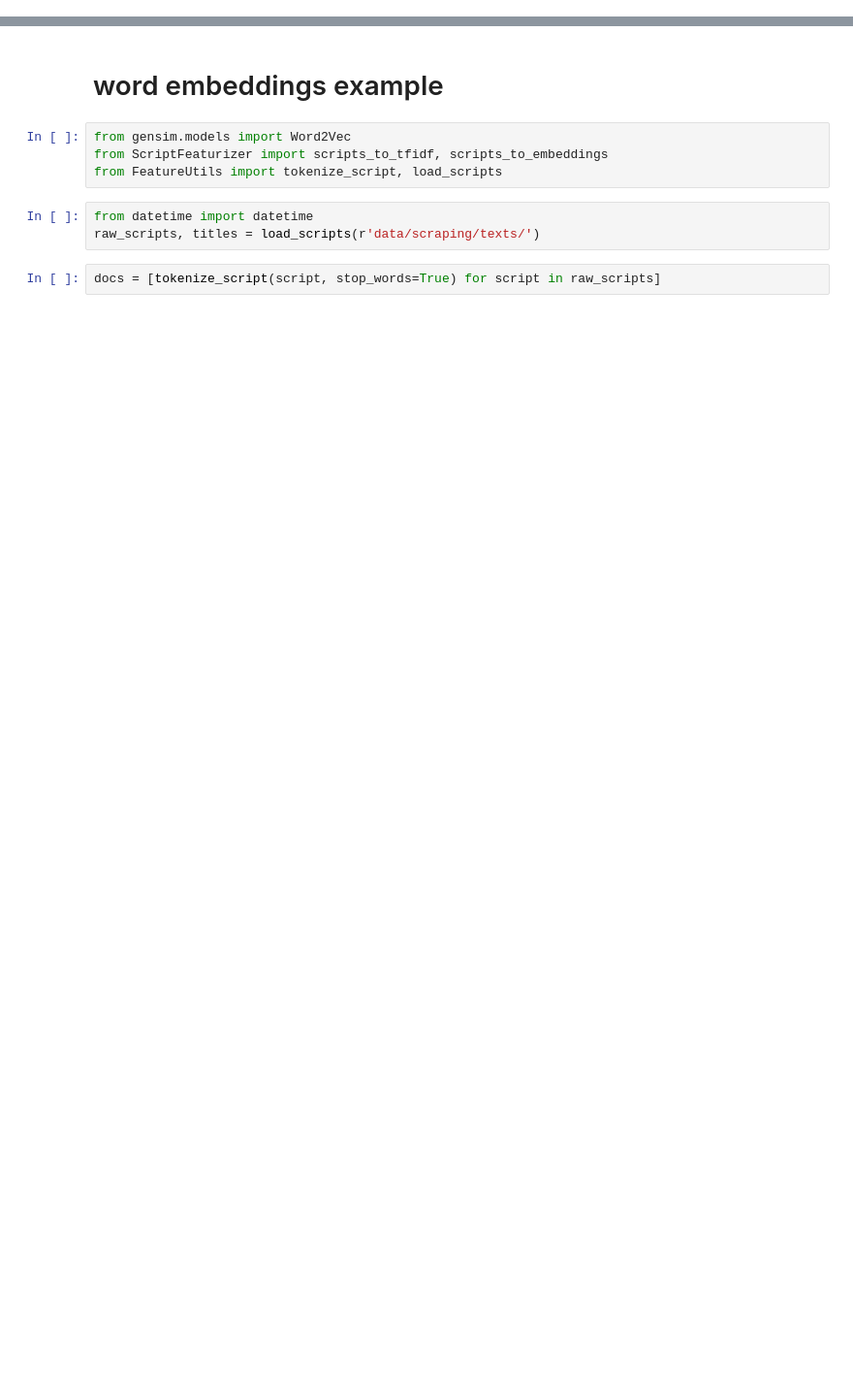
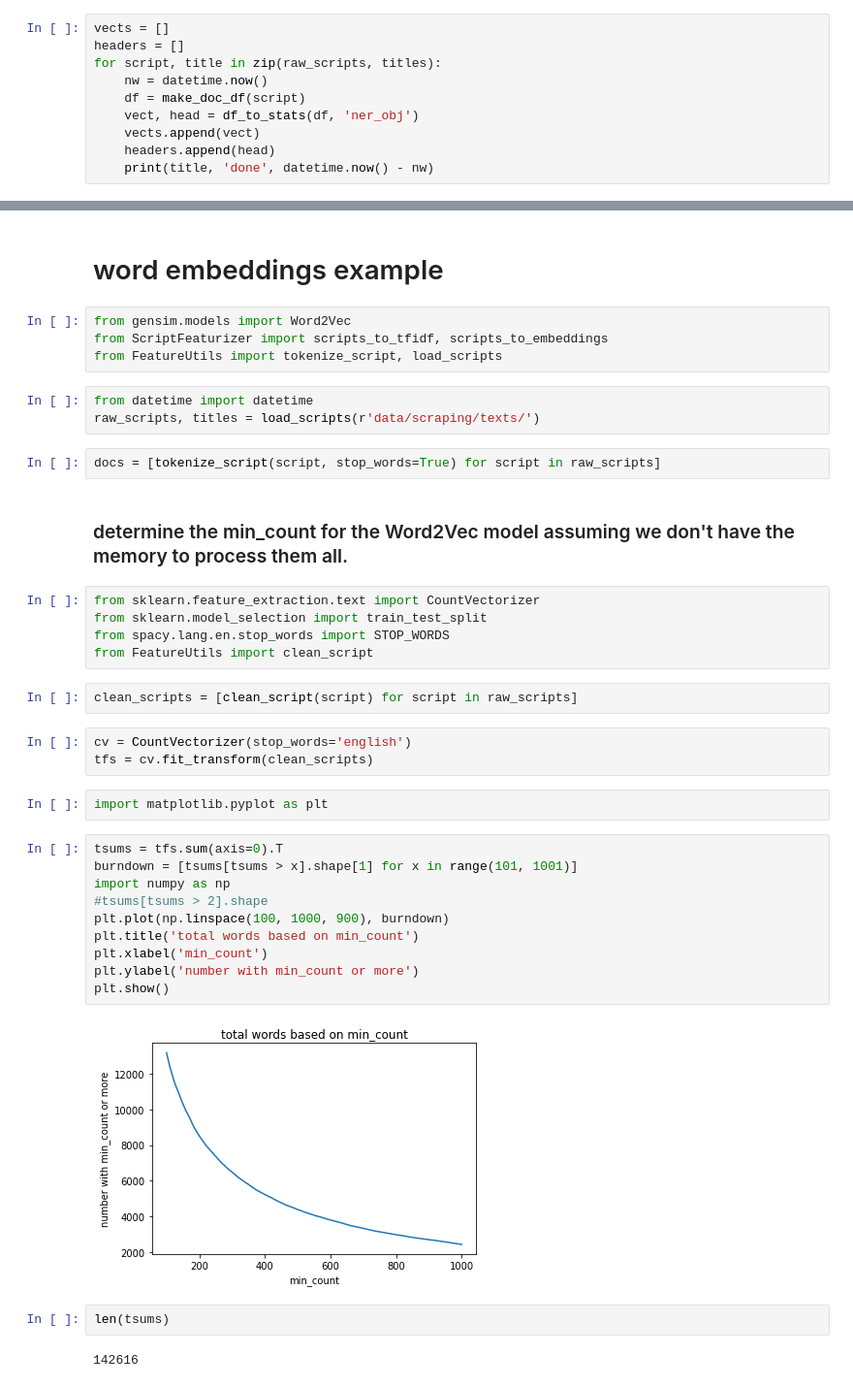
Before and after one commit to JohnnyMa314/CommoditizingCreativity, a Jupyter notebook: sandbox.ipynb, the cells around one changed output, grey strips where cells are left out. Shown at 97% size. Cells and saved outputs as stored; diff of their text form; blank space fills up the shorter version.

```diff
--- a/sandbox.ipynb
+++ b/sandbox.ipynb
@@ -72,3 +65,13 @@ test[1][:10]
 # %% [output]
   ten thing i hate about -PRON- by karen mccullah lutz kirsten smith ten thing i hate about -PRON- w
 ['10', '11', '12', '141', '16th', '1995', '1997', '400', '75', '90210']
+# %%
+vects = []
+headers = []
+for script, title in zip(raw_scripts, titles):
+    nw = datetime.now()
+    df = make_doc_df(script)
+    vect, head = df_to_stats(df, 'ner_obj')
+    vects.append(vect)
+    headers.append(head)
+    print(title, 'done', datetime.now() - nw)
@@ -83,3 +150,33 @@ from datetime import datetime
 raw_scripts, titles = load_scripts(r'data/scraping/texts/')
 # %%
 docs = [tokenize_script(script, stop_words=True) for script in raw_scripts]
+# %% [markdown]
+### determine the min_count for the Word2Vec model assuming we don't have the memory to process them all.
+# %%
+from sklearn.feature_extraction.text import CountVectorizer
+from sklearn.model_selection import train_test_split
+from spacy.lang.en.stop_words import STOP_WORDS
+from FeatureUtils import clean_script
+# %%
+clean_scripts = [clean_script(script) for script in raw_scripts]
+# %%
+cv = CountVectorizer(stop_words='english')
+tfs = cv.fit_transform(clean_scripts)
+# %%
+import matplotlib.pyplot as plt
+# %%
+tsums = tfs.sum(axis=0).T
+burndown = [tsums[tsums > x].shape[1] for x in range(101, 1001)]
+import numpy as np
+#tsums[tsums > 2].shape
+plt.plot(np.linspace(100, 1000, 900), burndown)
+plt.title('total words based on min_count')
+plt.xlabel('min_count')
+plt.ylabel('number with min_count or more')
+plt.show()
+# %% [output]
+[figure, added]
+# %%
+len(tsums)
+# %% [output]
+142616
```
Also changed, not shown: parts of 17 cells of this notebook, 3 other files.
